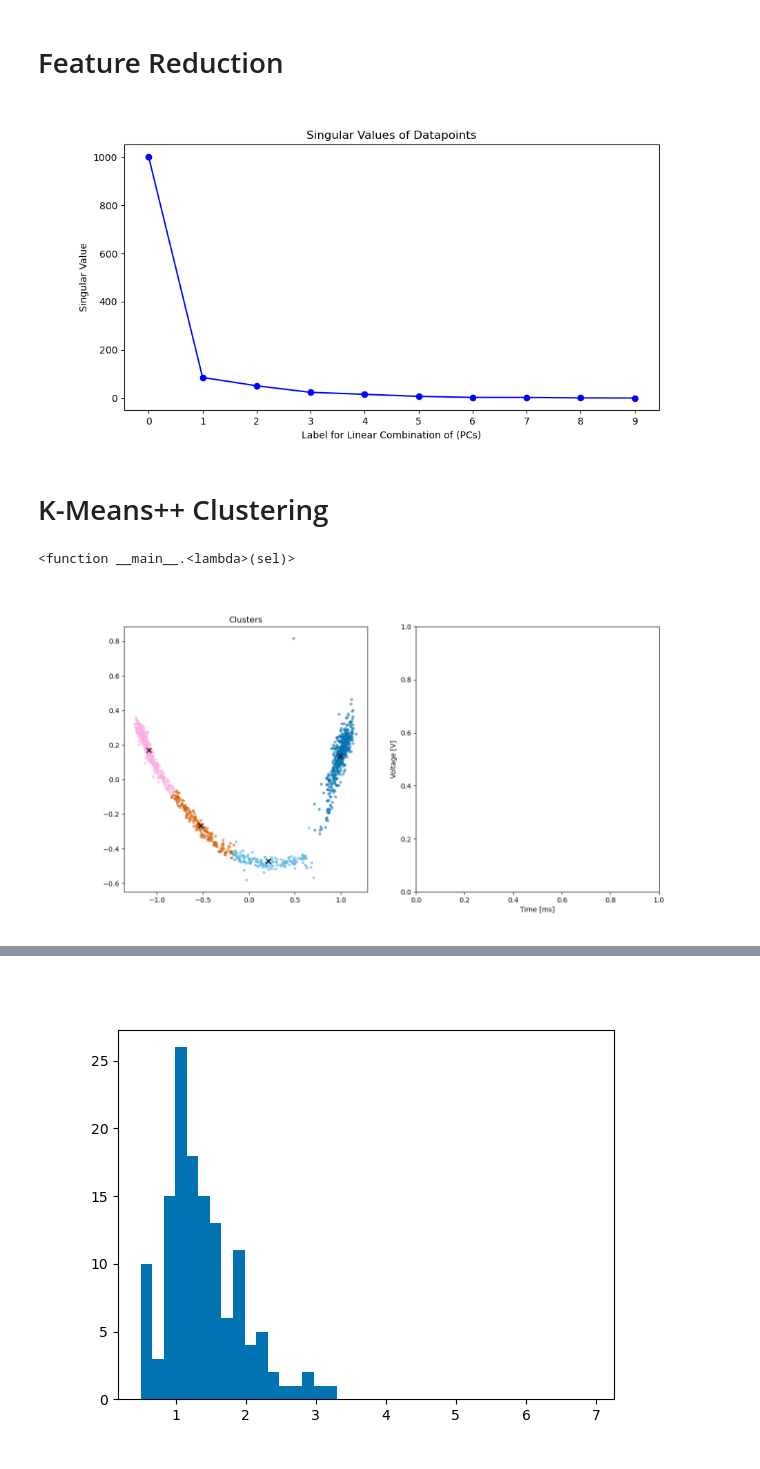
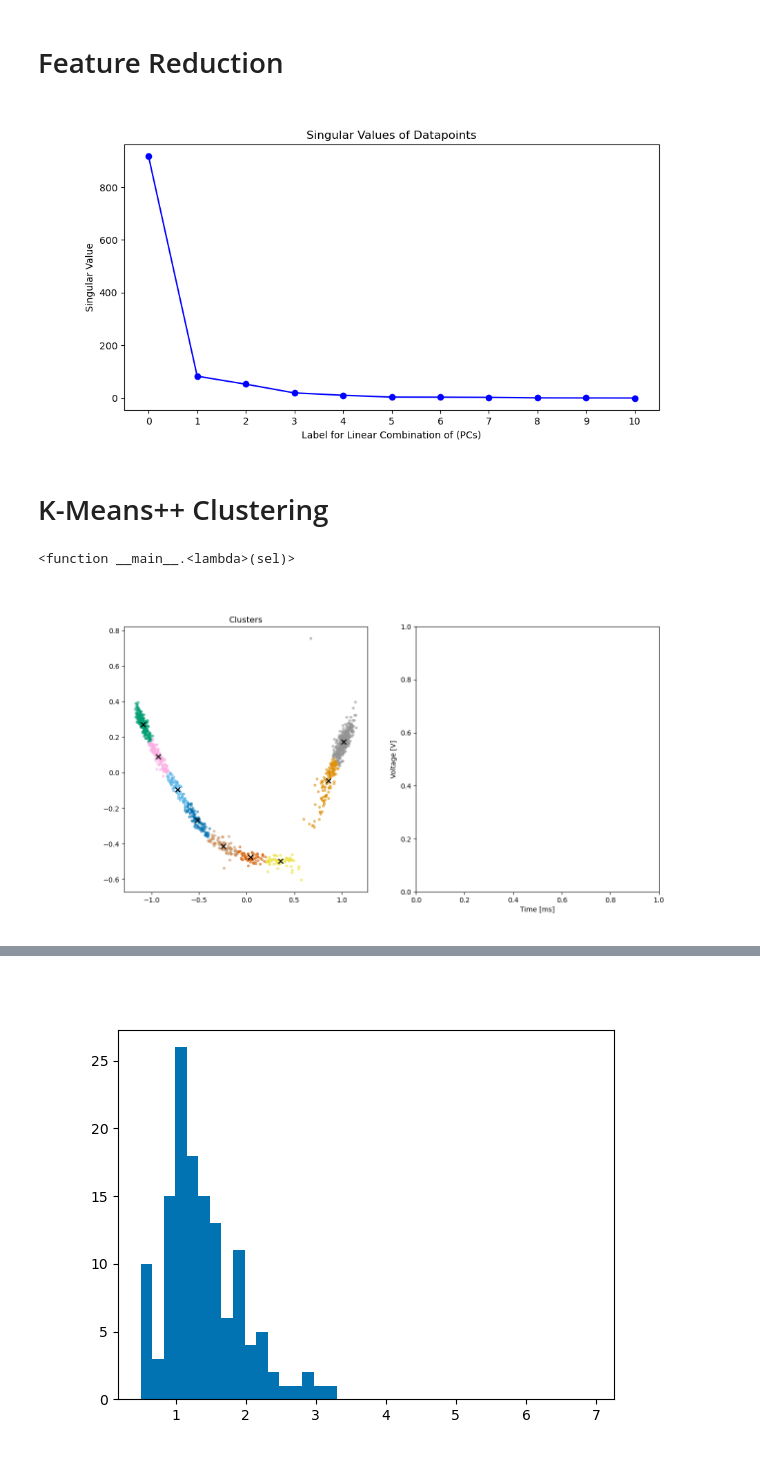
Before and after one commit to nyuad-astroparticle/TES-analysis, a Jupyter notebook: one_script_to_rule_them_all.ipynb, the cells around one changed output, grey strips where cells are left out. Saved outputs shown, nothing was run; the diff lists cells and outputs as text; code cells hidden in the pictures.

Commit message:
PCA plot working

```diff
--- a/one_script_to_rule_them_all.ipynb
+++ b/one_script_to_rule_them_all.ipynb
@@ -119,3 +119,13 @@ the_data          = triggered_ch0
 the_data_index    = idx_triggered_ch0
 # %% [output]
 (array([False,  True]), array([   1, 1214]))
+# %%
+baseline = []
+# print(the_data[1213][1][:450])
+# print(the_data_index)
+for i in the_data_index[:-1]:
+    baseline.append(the_data[i][1][:450])
+baseline = np.concatenate(baseline)
+base_mean = np.mean(baseline)
+base_std = np.std(baseline)
+print(base_mean, base_std)
@@ -195,7 +207,7 @@ def values_of_interest(time,data,order,mysize):
     peakheight      = np.min(butterybiscuits)
     halfheights     = np.where(butterybiscuits-peakheight/2<0)[0]
     fwhm            = 0 if len(halfheights)<1 else time[halfheights[-1]]-time[halfheights[0]]
-    noize           = len([x for x in data if x>0.0005])
+    noize           = len([x for x in data if x>0.00005])
     medheight       = np.median(butterybiscuits)
     meanheight      = np.mean(butterybiscuits)
     meantime        = np.mean(np.abs(butterybiscuits)*(time))/np.sum(np.abs(butterybiscuits[:-1])*(time[1:]-time[:-1]))
@@ -208,14 +220,14 @@ def values_of_interest(time,data,order,mysize):
     cumt_percentage = area_cumulative/area
     percentage      = 0.97
     time_at_98_perc = time[np.argmax(cumt_percentage >= percentage)]
-    time_under_trig = len([x for x in butterybiscuits if x >= -0.034])
+    time_under_trig = len([x for x in butterybiscuits if x >= -0.033])
 
-    return (time_under_trig, noize, area, peakheight, time_at_98_perc, meantime, np.sqrt(np.mean(grad**2)), grad_min, grad_max, np.max(corr))
+    return (time_under_trig, noize, area,area/std, peakheight, time_at_98_perc, meantime, np.sqrt(np.mean(grad**2)), grad_min, grad_max, np.max(corr))
 # %% [markdown]
 # Feature Reduction
 # %%
 # Get the data for each of the pulses
-values      = cp.array([values_of_interest(*data[:2],order=1,mysize=1/100) for data in tqdm(the_data)])
+values      = cp.array([values_of_interest(*data[:2],order=2,mysize=1/30) for data in tqdm(the_data)])
 
 # Center data
 mu          = cp.tile(np.mean(values,axis=0),len(values)).reshape(values.shape)
@@ -259,13 +271,13 @@ X_compressed = cp.matmul(X_centered,v).get()
 
 plt.show()
 # %% [output]
-[figure, old version]
+[figure, new version]
 # %% [markdown]
 # K-Means++ Clustering
 # %%
 %matplotlib widget
 # PARAMETERS
-N_CLUSTERS  = 4
+N_CLUSTERS  = 9
 pyper       = []
 
 sns.set_palette("colorblind")
@@ -324,32 +336,32 @@ cursor_p.connect("add", lambda sel: callback(sel))
 
 cursor_c = mplcursors.cursor(centers)
 
 def callback_center(sel):
     I = sel.index
     idx_c = np.where(COLORS==I)[0]
     sel.annotation.set_text(len(idx_c))
     sel.annotation.get_bbox_patch().set(fc="white",lw=0,alpha=0)
     sel.annotation.arrow_patch.set(arrowstyle="wedge", fc="k")
     fig.suptitle(f'Center {I}')
     ax2.clear()
     cursor_p.visible = False
     cursor_c.visible = True
     #pyperclip.copy(", ".join([str(i) for i in idx_c]))
     #PYPER = eval("[" + ", ".join([str(i) for i in idx_c]) + "]")
     pyper.append(idx_c)
     print(len([str(i) for i in idx_c]))
     print((", ".join([str(i) for i in idx_c])))
     CC = ['k']*9
     CC[I] = 'cornflowerblue'
     centers.set_color(CC)
 
     ax2.set_title(f'Number of Points {len(idx_c)}')
     for i in idx_c:
         #plot_signal(the_data[I][1],fig=fig,ax=ax2,order=0,mysize=1/50,color='k',alpha=0.2,lw=0.5)
         plot_signal(the_data[i][1],fig=fig,ax=ax2,order=2,mysize=1/50,lw=1,label=f'{i}')
 
 cursor_c.connect('add', lambda sel:callback_center(sel))
 # %% [output]
 <function __main__.<lambda>(sel)>
-[figure, old version]
+[figure, new version]
 # %%
```
Also changed, not shown: parts of 8 cells of this notebook.
